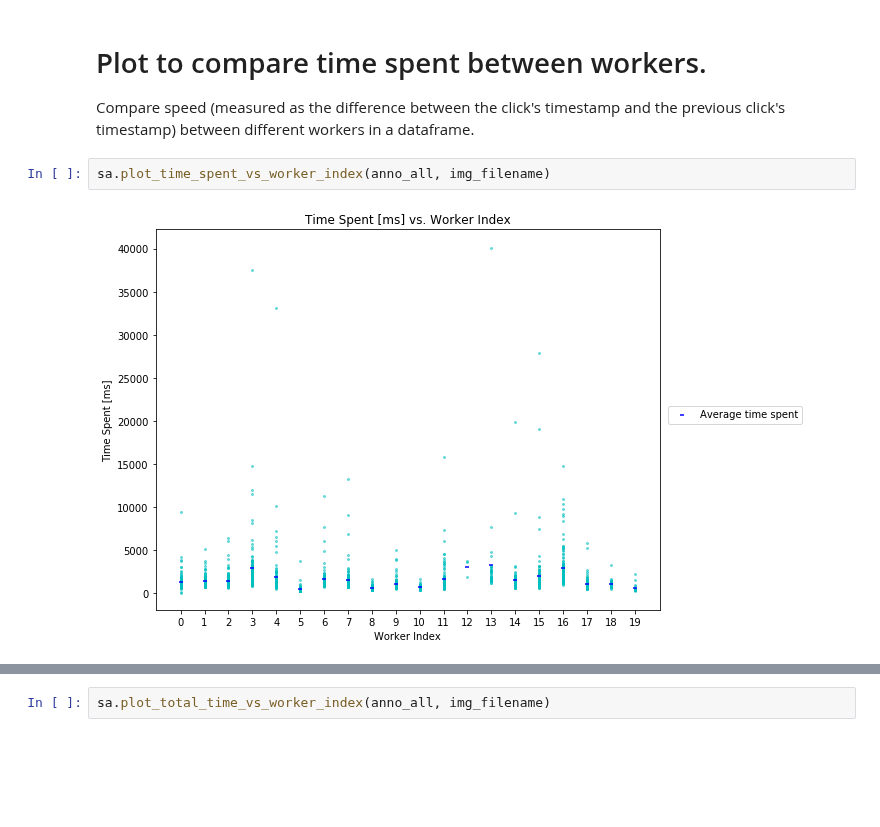
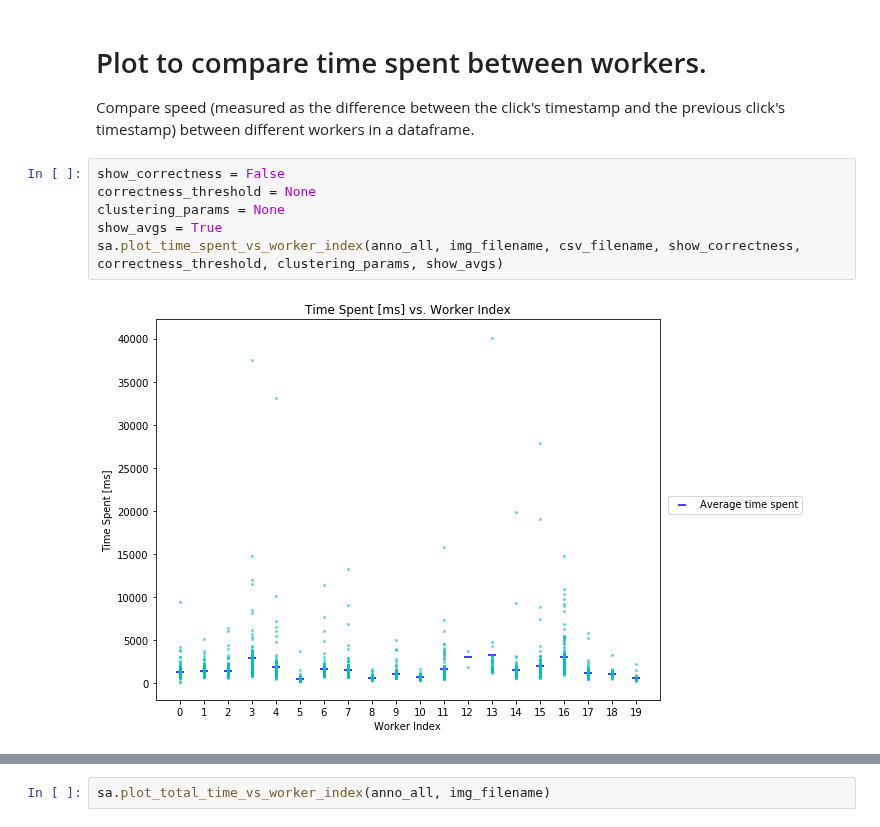
Before and after one commit to czbiohub-sf/instapipeline, a Jupyter notebook: Annotation/demo_20180705.ipynb, the cells around one changed output, grey strips where cells are left out. Cells and saved outputs as stored; diff of their text form; blank space fills up the shorter version.

```diff
--- a/Annotation/demo_20180705.ipynb
+++ b/Annotation/demo_20180705.ipynb
@@ -420,7 +422,11 @@ sa.plot_nnd_vs_worker_index(anno_all, img_filename, csv_filename, show_correctne
 # %% [markdown]
 # Plot to compare time spent between workers.
 Compare speed (measured as the difference between the click's timestamp and the previous click's timestamp) between different workers in a dataframe.
-# %%
-sa.plot_time_spent_vs_worker_index(anno_all, img_filename)
-# %% [output]
-[figure, removed]
+# %%
+show_correctness = False
+correctness_threshold = None
+clustering_params = None
+show_avgs = True
+sa.plot_time_spent_vs_worker_index(anno_all, img_filename, csv_filename, show_correctness, correctness_threshold, clustering_params, show_avgs)
+# %% [output]
+[figure, added]
```
Also changed, not shown: parts of 7 cells of this notebook, 1 other file.
